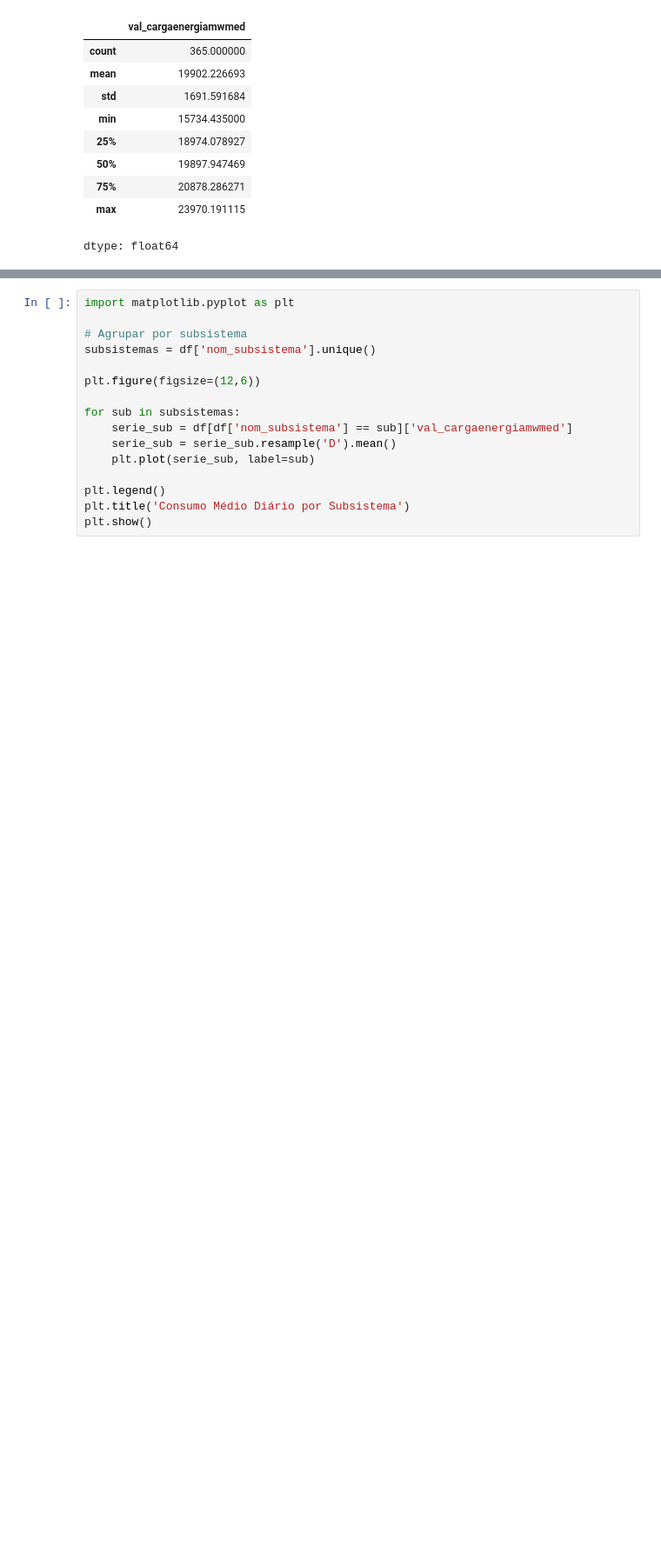
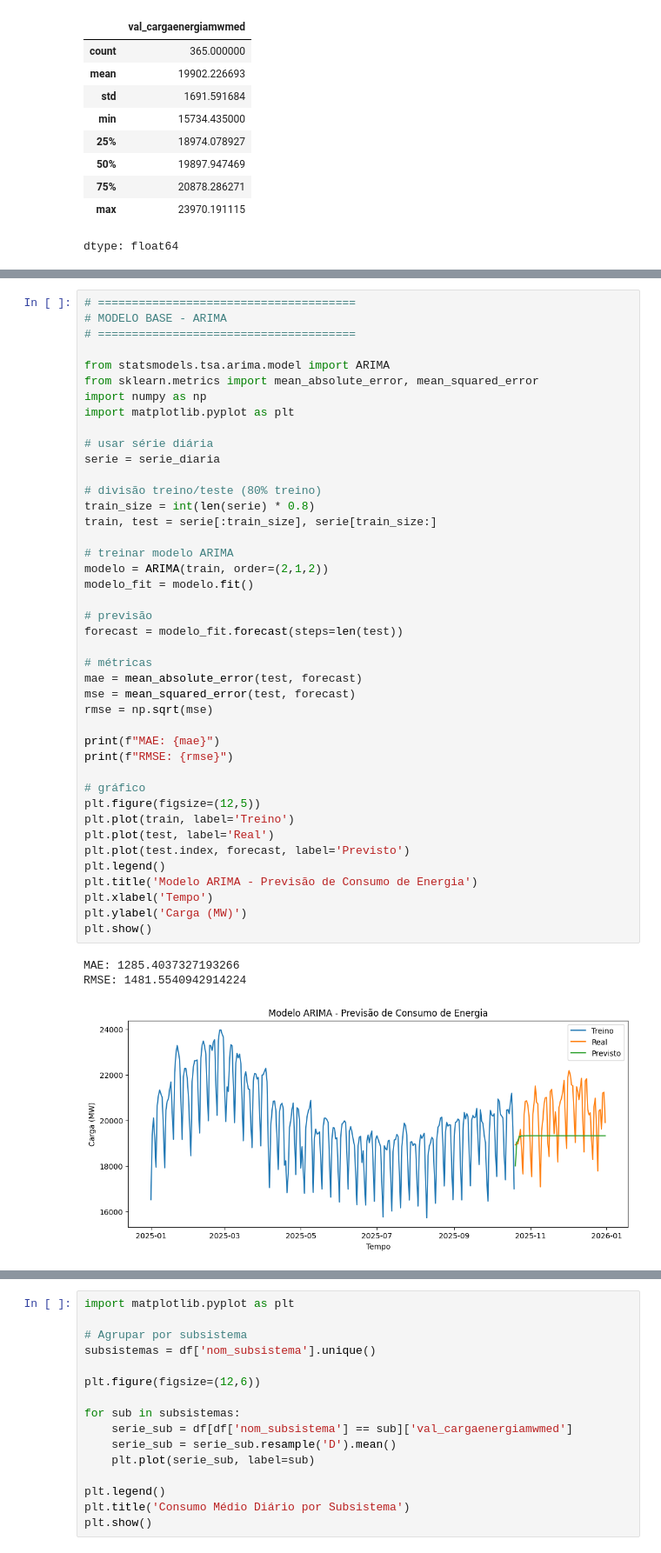
Before and after one commit to thaisja/projetoaplicadoIV, a Jupyter notebook: ENERGIA_EDA ENTREGA 3_pynb.ipynb, the cells around one changed output, grey strips where cells are left out. Shown at 87% size. Cells and saved outputs as stored; diff of their text form; blank space fills up the shorter version.

```diff
--- a/ENERGIA_EDA ENTREGA 3_pynb.ipynb
+++ b/ENERGIA_EDA ENTREGA 3_pynb.ipynb
@@ -270,0 +278,46 @@ dtype: float64
+# %%
+# ======================================
+# MODELO BASE - ARIMA
+# ======================================
+
+from statsmodels.tsa.arima.model import ARIMA
+from sklearn.metrics import mean_absolute_error, mean_squared_error
+import numpy as np
+import matplotlib.pyplot as plt
+
+# usar série diária
+serie = serie_diaria
+
+# divisão treino/teste (80% treino)
+train_size = int(len(serie) * 0.8)
+train, test = serie[:train_size], serie[train_size:]
+
+# treinar modelo ARIMA
+modelo = ARIMA(train, order=(2,1,2))
+modelo_fit = modelo.fit()
+
+# previsão
+forecast = modelo_fit.forecast(steps=len(test))
+
+# métricas
+mae = mean_absolute_error(test, forecast)
+mse = mean_squared_error(test, forecast)
+rmse = np.sqrt(mse)
+
+print(f"MAE: {mae}")
+print(f"RMSE: {rmse}")
+
+# gráfico
+plt.figure(figsize=(12,5))
+plt.plot(train, label='Treino')
+plt.plot(test, label='Real')
+plt.plot(test.index, forecast, label='Previsto')
+plt.legend()
+plt.title('Modelo ARIMA - Previsão de Consumo de Energia')
+plt.xlabel('Tempo')
+plt.ylabel('Carga (MW)')
+plt.show()
+# %% [output]
+MAE: 1285.4037327193266
+RMSE: 1481.5540942914224
+[figure, added]
```
Also changed, not shown: parts of 3 cells of this notebook.
